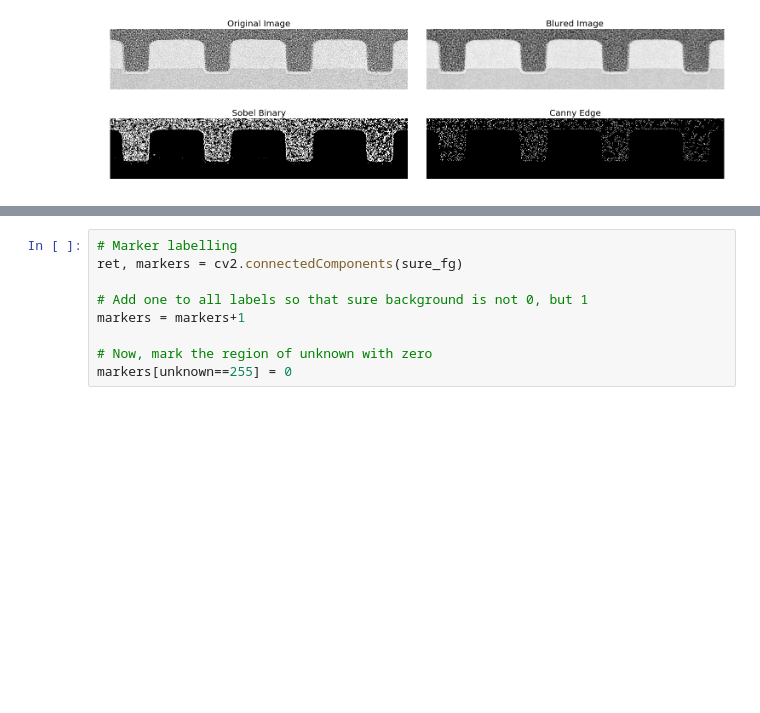
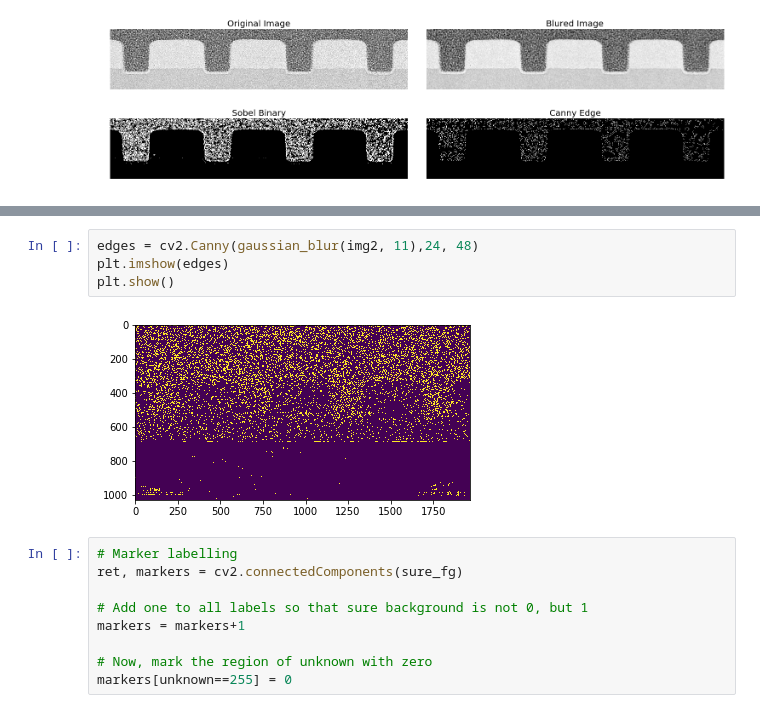
Before and after one commit to zypchenfeng/test_sem, a Jupyter notebook: xsem_cal.ipynb, the cells around one changed output, grey strips where cells are left out. Saved outputs shown, nothing was run; the diff lists cells and outputs as text; blank space fills up the shorter version.

```diff
--- a/xsem_cal.ipynb
+++ b/xsem_cal.ipynb
@@ -143,3 +192,9 @@ plt.show()
+# %%
+edges = cv2.Canny(gaussian_blur(img2, 11),24, 48)
+plt.imshow(edges)
+plt.show()
+# %% [output]
+[figure, added]
 # %%
 # Marker labelling
 ret, markers = cv2.connectedComponents(sure_fg)
```
Also changed, not shown: parts of 13 cells of this notebook.
